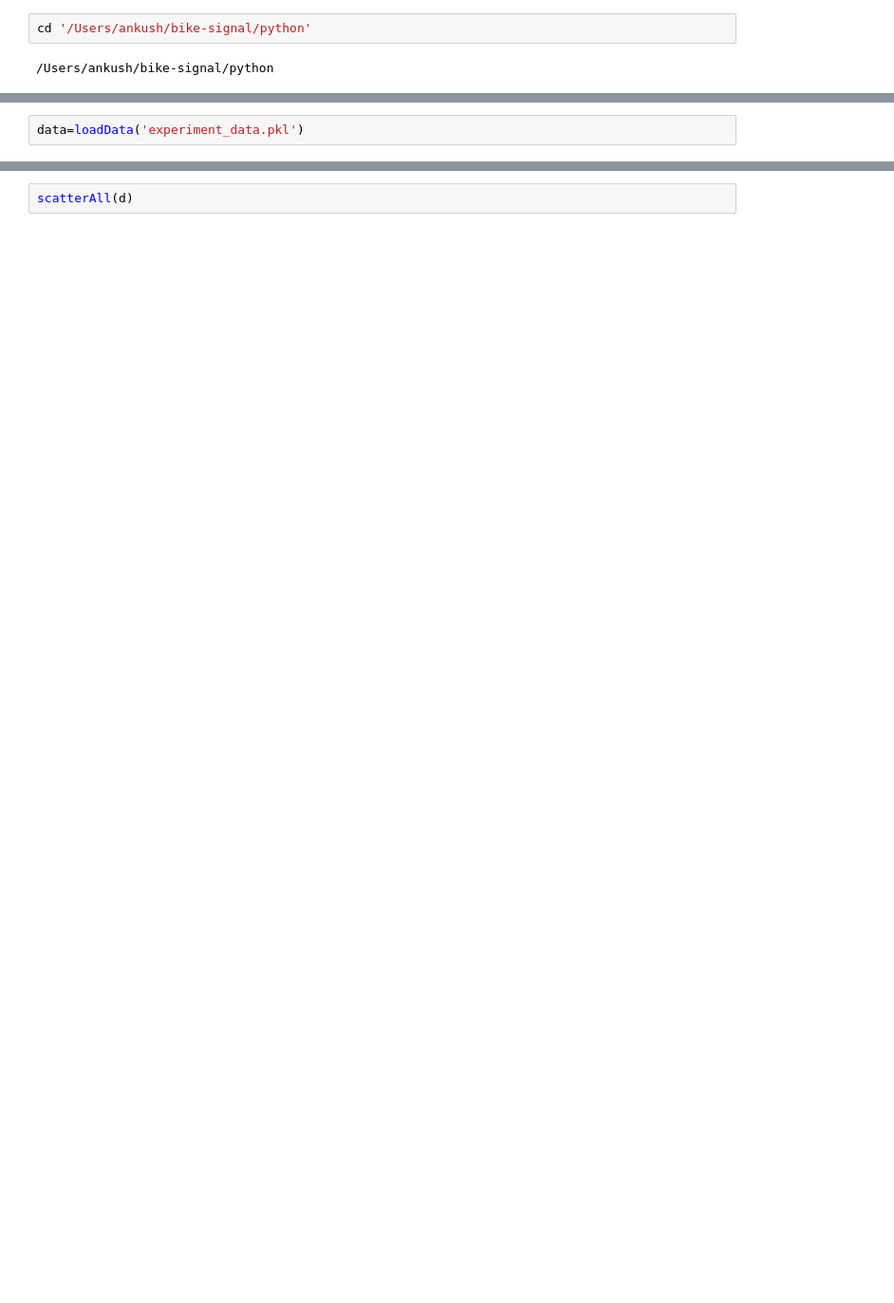
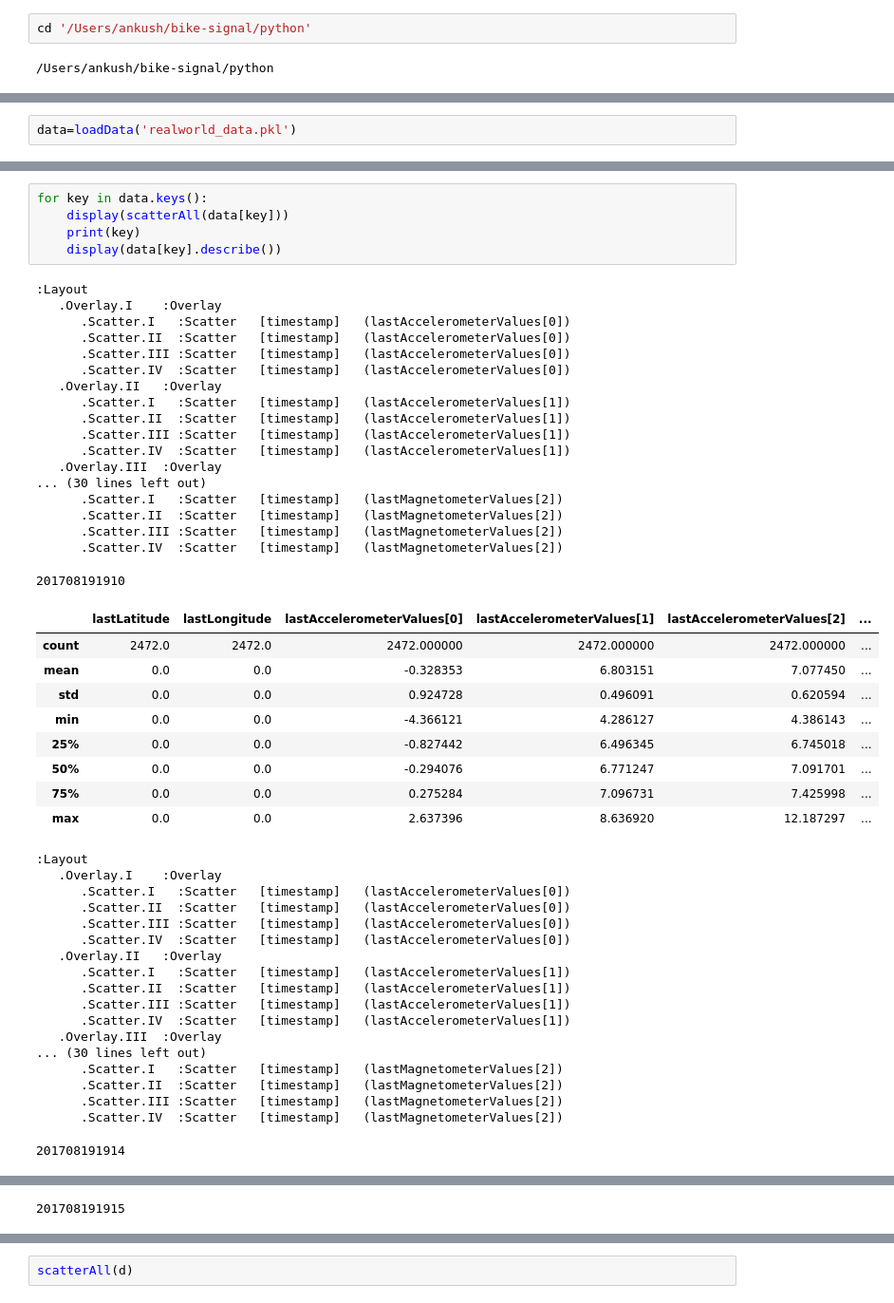
Before and after one commit to ankunix/bikeSignal, a Jupyter notebook: python/Signal Processing.ipynb, the cells around one changed output, grey strips where cells are left out. Shown at 95% size. Drawn from its saved outputs; the diff is of its cells as text; blank space fills up the shorter version.

```diff
--- a/python/Signal Processing.ipynb
+++ b/python/Signal Processing.ipynb
@@ -35,2 +50,2 @@ saveData('experiment_data.pkl',data)
 # %%
-data=loadData('experiment_data.pkl')
+data=loadData('realworld_data.pkl')
@@ -38,0 +58,51 @@ data.keys()
+# %%
+for key in data.keys():
+    display(scatterAll(data[key]))
+    print(key)
+    display(data[key].describe())
+# %% [output]
+:Layout
+   .Overlay.I    :Overlay
+      .Scatter.I   :Scatter   [timestamp]   (lastAccelerometerValues[0])
+      .Scatter.II  :Scatter   [timestamp]   (lastAccelerometerValues[0])
+      .Scatter.III :Scatter   [timestamp]   (lastAccelerometerValues[0])
+      .Scatter.IV  :Scatter   [timestamp]   (lastAccelerometerValues[0])
+   .Overlay.II   :Overlay
+      .Scatter.I   :Scatter   [timestamp]   (lastAccelerometerValues[1])
+      .Scatter.II  :Scatter   [timestamp]   (lastAccelerometerValues[1])
+      .Scatter.III :Scatter   [timestamp]   (lastAccelerometerValues[1])
+      .Scatter.IV  :Scatter   [timestamp]   (lastAccelerometerValues[1])
+   .Overlay.III  :Overlay
+... (30 lines left out)
+      .Scatter.I   :Scatter   [timestamp]   (lastMagnetometerValues[2])
+      .Scatter.II  :Scatter   [timestamp]   (lastMagnetometerValues[2])
+      .Scatter.III :Scatter   [timestamp]   (lastMagnetometerValues[2])
+      .Scatter.IV  :Scatter   [timestamp]   (lastMagnetometerValues[2])
+201708191910
+|  | lastLatitude | lastLongitude | lastAccelerometerValues[0] | lastAccelerometerValues[1] | lastAccelerometerValues[2] | ... |
+| count | 2472.0 | 2472.0 | 2472.000000 | 2472.000000 | 2472.000000 | ... |
+| mean | 0.0 | 0.0 | -0.328353 | 6.803151 | 7.077450 | ... |
+| std | 0.0 | 0.0 | 0.924728 | 0.496091 | 0.620594 | ... |
+| min | 0.0 | 0.0 | -4.366121 | 4.286127 | 4.386143 | ... |
+| 25% | 0.0 | 0.0 | -0.827442 | 6.496345 | 6.745018 | ... |
+| 50% | 0.0 | 0.0 | -0.294076 | 6.771247 | 7.091701 | ... |
+| 75% | 0.0 | 0.0 | 0.275284 | 7.096731 | 7.425998 | ... |
+| max | 0.0 | 0.0 | 2.637396 | 8.636920 | 12.187297 | ... |
+:Layout
+   .Overlay.I    :Overlay
+      .Scatter.I   :Scatter   [timestamp]   (lastAccelerometerValues[0])
+      .Scatter.II  :Scatter   [timestamp]   (lastAccelerometerValues[0])
+      .Scatter.III :Scatter   [timestamp]   (lastAccelerometerValues[0])
+      .Scatter.IV  :Scatter   [timestamp]   (lastAccelerometerValues[0])
+   .Overlay.II   :Overlay
+      .Scatter.I   :Scatter   [timestamp]   (lastAccelerometerValues[1])
+      .Scatter.II  :Scatter   [timestamp]   (lastAccelerometerValues[1])
+      .Scatter.III :Scatter   [timestamp]   (lastAccelerometerValues[1])
+      .Scatter.IV  :Scatter   [timestamp]   (lastAccelerometerValues[1])
+   .Overlay.III  :Overlay
+... (30 lines left out)
+      .Scatter.I   :Scatter   [timestamp]   (lastMagnetometerValues[2])
+      .Scatter.II  :Scatter   [timestamp]   (lastMagnetometerValues[2])
+      .Scatter.III :Scatter   [timestamp]   (lastMagnetometerValues[2])
+      .Scatter.IV  :Scatter   [timestamp]   (lastMagnetometerValues[2])
+201708191914
@@ -38,0 +135 @@ data.keys()
+201708191915
```
Also changed, not shown: parts of 52 cells of this notebook, 10 other files.
